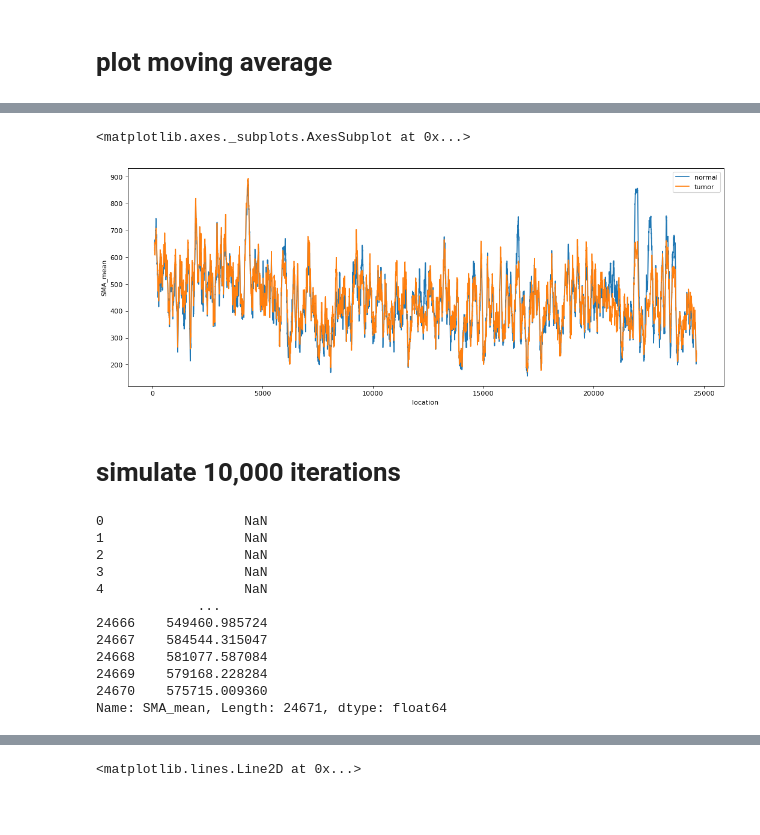
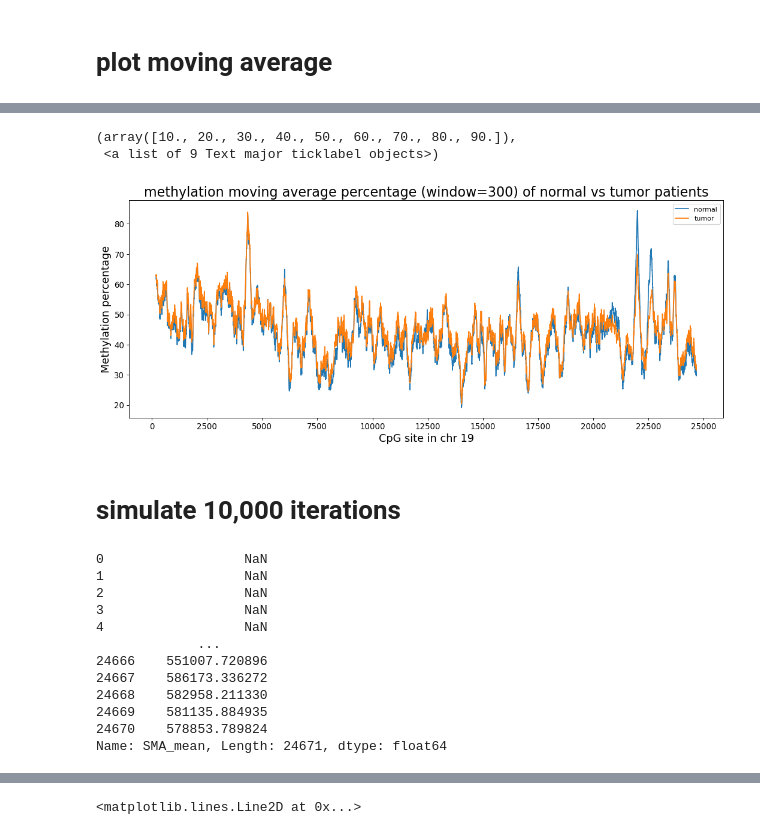
Before and after one commit to bar2466802/CbioHackathon, a Jupyter notebook: moving_average.ipynb, the cells around one changed output, grey strips where cells are left out. Saved outputs shown, nothing was run; the diff lists cells and outputs as text; code cells hidden in the pictures; blank space fills up the shorter version.

```diff
--- a/moving_average.ipynb
+++ b/moving_average.ipynb
@@ -79,17 +115,23 @@ def add_moving_avg_features(df, features, sample_size, window_length):
 # %%
-from matplotlib.pyplot import figure
-
 figure(figsize=(16, 6), dpi=80)
 
-normal = add_moving_avg_features(normal, normal_patients, 3, 100)
-tumor = add_moving_avg_features(tumor, tumor_patients, 3, 100)
-
-
+normal = add_moving_avg_features(normal, normal_patients, 97, 200)
+tumor = add_moving_avg_features(tumor, tumor_patients, 720, 200
+                               )
+normal["SMA_mean"] = normal["SMA_mean"]/999*100
+tumor["SMA_mean"] = tumor["SMA_mean"]/999*100
 sns.lineplot(data=normal, x="location", y="SMA_mean", label="normal")
 sns.lineplot(data=tumor, x="location", y="SMA_mean", label="tumor")
+
+plt.title("Methylation moving average percentage (window=300) of normal vs tumor patients", size=20)
+plt.ylabel("Methylation percentage", fontsize=16)
+plt.xlabel("CpG site in chr 19", fontsize=16)
+plt.xticks(range(0,26000,2500), fontsize=12)
+plt.yticks(fontsize=12)
 # %% [output]
-<matplotlib.axes._subplots.AxesSubplot at 0x...>
+(array([10., 20., 30., 40., 50., 60., 70., 80., 90.]),
+ <a list of 9 Text major ticklabel objects>)
-[figure, old version]
+[figure, new version]
 # %% [markdown]
 # simulate 10,000 iterations
 # %%
@@ -112,11 +154,11 @@ difference
 3                  NaN
 4                  NaN
              ...
-24666    549460.985724
-24667    584544.315047
-24668    581077.587084
-24669    579168.228284
-24670    575715.009360
+24666    551007.720896
+24667    586173.336272
+24668    582958.211330
+24669    581135.884935
+24670    578853.789824
 Name: SMA_mean, Length: 24671, dtype: float64
 # %%
 squre_diff = difference.to_frame("avg_difference").reset_index().drop(columns="index").reset_index()
```
Also changed, not shown: parts of 6 cells of this notebook, 2 other files.
